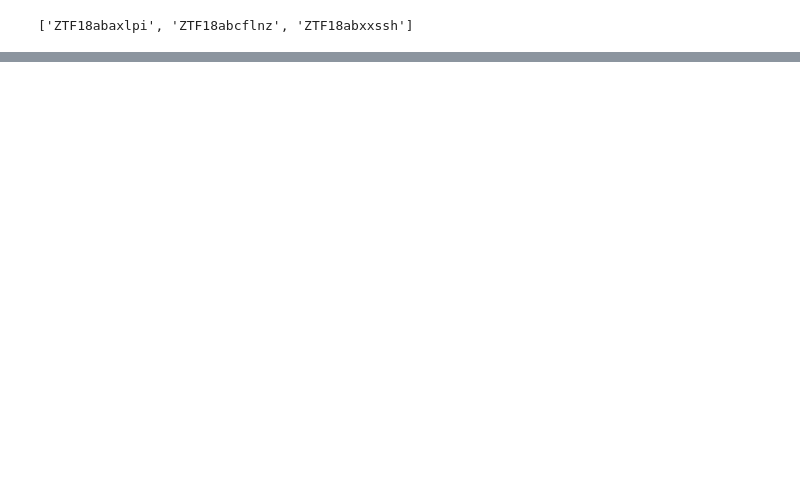
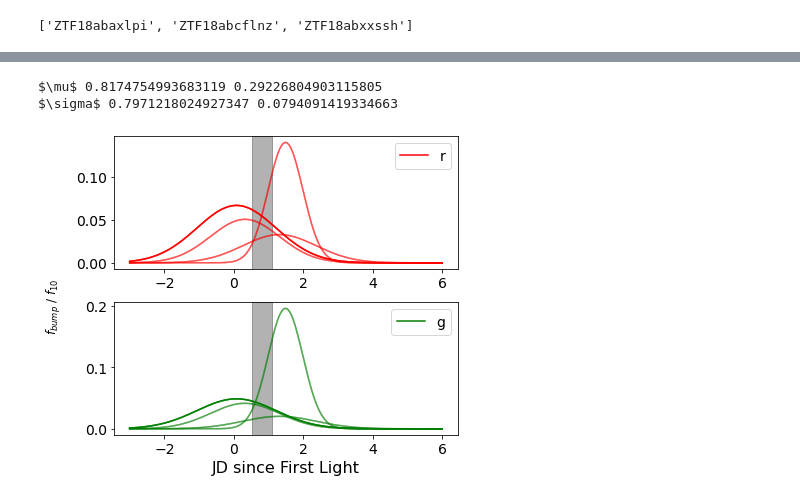
Before and after one commit to Christine8888/earlySN, a Jupyter notebook: debugging.ipynb, the cells around one changed output, grey strips where cells are left out. Drawn from its saved outputs; the diff is of its cells as text; code cells hidden in the pictures; blank space fills up the shorter version.

```diff
--- a/debugging.ipynb
+++ b/debugging.ipynb
@@ -99,0 +126,6 @@ yao.fit_single_sn('ZTF18aaslhxt', cut = 10)
+# %%
+yao.analyze_bump_shapes()
+# %% [output]
+$\mu$ 0.8174754993683119 0.29226804903115805
+$\sigma$ 0.7971218024927347 0.0794091419334663
+[figure, added]
```
Also changed, not shown: parts of 8 cells of this notebook, 19 other files.
